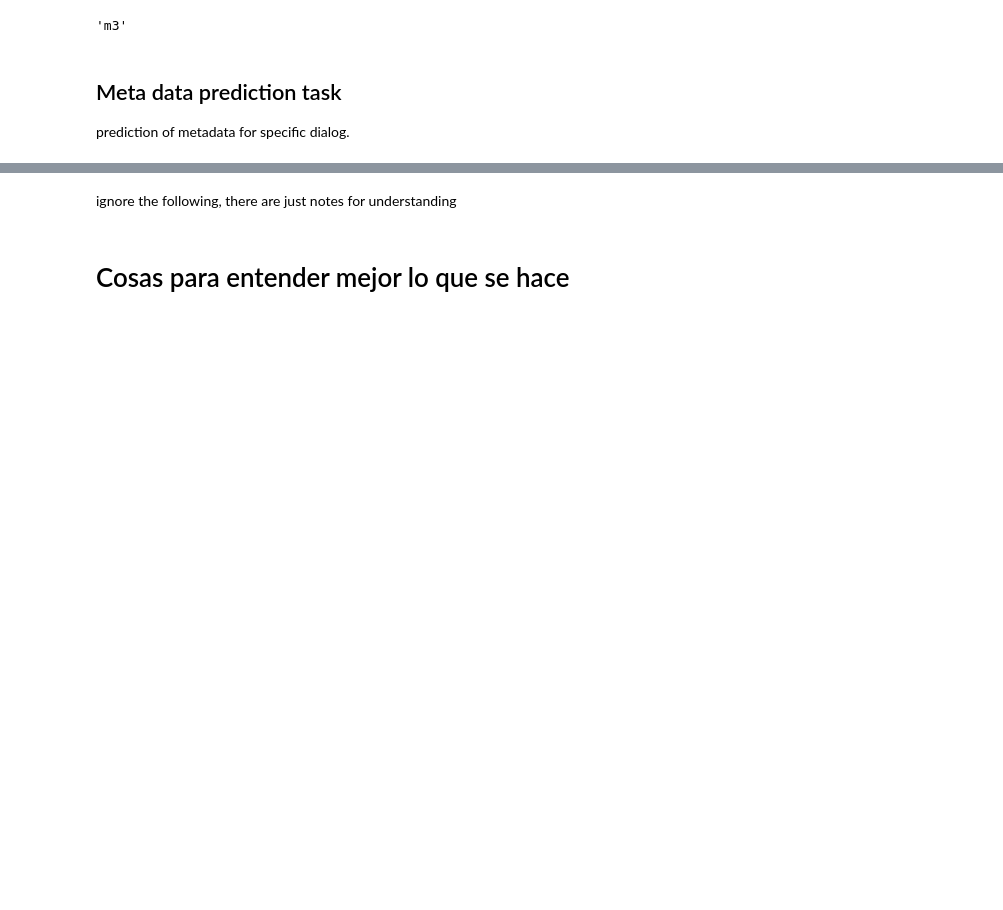
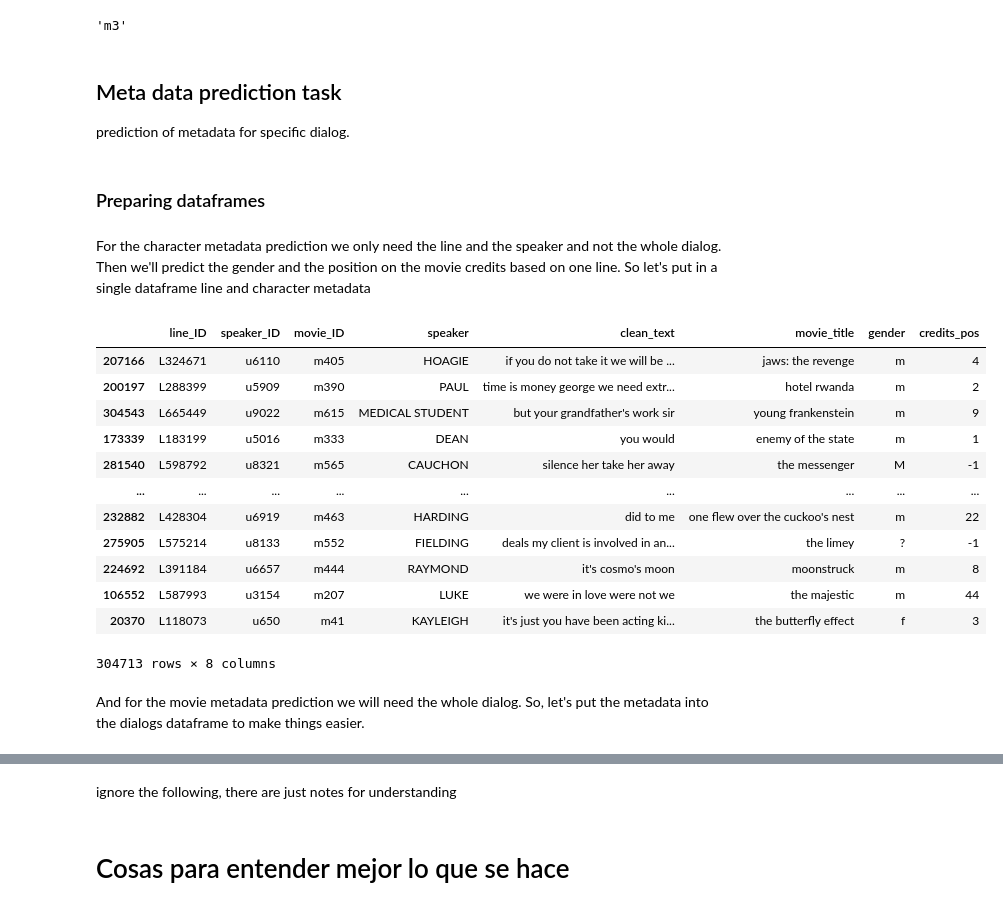
Before and after one commit to AngelaRemolina/NLP-Film-Dialog-Generation, a Jupyter notebook: Metadata-Prediction.ipynb, the cells around one changed output, grey strips where cells are left out. Cells and saved outputs as stored; diff of their text form; code cells hidden in the pictures; blank space fills up the shorter version.

```diff
--- a/Metadata-Prediction.ipynb
+++ b/Metadata-Prediction.ipynb
@@ -248,3 +248,39 @@ dialog_df['movie_ID'][501]
 ## Meta data prediction task
 
 prediction of metadata for specific dialog.
+# %% [markdown]
+### Preparing dataframes
+# %% [markdown]
+For the character metadata prediction we only need the line and the speaker and not the whole dialog. Then we'll predict the gender and the position on the movie credits based on one line. So let's put in a single dataframe line and character metadata
+# %%
+character_metadata = pd.merge(
+    df_lines,
+    df_chars,
+    left_on='speaker_ID',
+    right_on='character_ID',
+    how='inner'
+
+)
+
+# Select relevant columns and group by the guide index
+character_metadata = character_metadata[['line_ID', 'speaker_ID', 'movie_ID', 'speaker', 'clean_text', 'movie_title','gender','credits_pos']]
+
+# shuffle dataframe
+character_metadata = character_metadata.sample(frac=1)
+character_metadata
+# %% [output]
+|  | line_ID | speaker_ID | movie_ID | speaker | clean_text | movie_title | gender | credits_pos |
+| 207166 | L324671 | u6110 | m405 | HOAGIE | if you do not take it we will be ... | jaws: the revenge | m | 4 |
+| 200197 | L288399 | u5909 | m390 | PAUL | time is money george we need extr... | hotel rwanda | m | 2 |
+| 304543 | L665449 | u9022 | m615 | MEDICAL STUDENT | but your grandfather's work sir | young frankenstein | m | 9 |
+| 173339 | L183199 | u5016 | m333 | DEAN | you would | enemy of the state | m | 1 |
+| 281540 | L598792 | u8321 | m565 | CAUCHON | silence her take her away | the messenger | M | -1 |
+| ... | ... | ... | ... | ... | ... | ... | ... | ... |
+| 232882 | L428304 | u6919 | m463 | HARDING | did to me | one flew over the cuckoo's nest | m | 22 |
+| 275905 | L575214 | u8133 | m552 | FIELDING | deals my client is involved in an... | the limey | ? | -1 |
+| 224692 | L391184 | u6657 | m444 | RAYMOND | it's cosmo's moon | moonstruck | m | 8 |
+| 106552 | L587993 | u3154 | m207 | LUKE | we were in love were not we | the majestic | m | 44 |
+| 20370 | L118073 | u650 | m41 | KAYLEIGH | it's just you have been acting ki... | the butterfly effect | f | 3 |
+304713 rows × 8 columns
+# %% [markdown]
+And for the movie metadata prediction we will need the whole dialog. So, let's put the metadata into the dialogs dataframe to make things easier.
```
Also changed, not shown: parts of 33 cells of this notebook.
